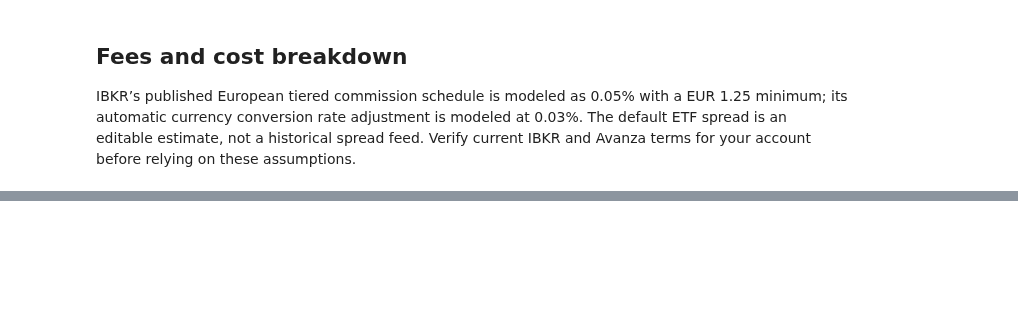
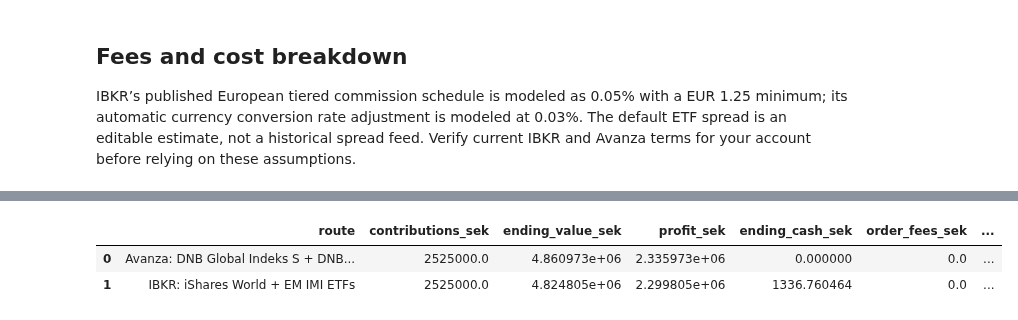
Before and after one commit to Davide-Zamboni/Swedish-Brokers-Comparison, a Jupyter notebook: world_fund_comparison.ipynb, the cells around one changed output, grey strips where cells are left out. Cells and saved outputs as stored; diff of their text form; code cells hidden in the pictures; blank space fills up the shorter version.

```diff
--- a/world_fund_comparison.ipynb
+++ b/world_fund_comparison.ipynb
@@ -536,0 +644,92 @@ CSV files available:
+# %%
+portfolio_sim_start = max(pd.Timestamp(SIMULATION_START_DATE) if SIMULATION_START_DATE else portfolio_aligned.date.min(), portfolio_aligned.date.min())
+portfolio_sim_end = min(pd.Timestamp(SIMULATION_END_DATE) if SIMULATION_END_DATE else portfolio_aligned.date.max(), portfolio_aligned.date.max())
+portfolio_sim = portfolio_aligned.loc[(portfolio_aligned.date >= portfolio_sim_start) &
+                                      (portfolio_aligned.date <= portfolio_sim_end)].set_index("date").sort_index()
+if portfolio_sim.empty:
+    raise ValueError("The selected simulation window does not overlap World + EM portfolio history.")
+portfolio_contribution_dates = pd.date_range(portfolio_sim.index.min(), portfolio_sim.index.max(), freq="ME")
+if len(portfolio_contribution_dates) == 0:
+    raise ValueError("The selected World + EM simulation window has no month-end dates.")
+
+av_world_units = av_em_units = 0.0
+ib_world_units = ib_em_units = 0.0
+ib_world_cash_eur = ib_em_cash_eur = 0.0
+portfolio_records = []
+for month_number, deposit_date in enumerate(portfolio_contribution_dates, start=1):
+    row = portfolio_sim.loc[:deposit_date].iloc[-1]
+    contribution = MONTHLY_CONTRIBUTION_SEK
+    av_world_buy_sek = contribution * WORLD_WEIGHT
+    av_em_buy_sek = contribution * EM_WEIGHT
+    av_world_fee = min(AVANZA_FUND_ORDER_FEE_SEK, av_world_buy_sek)
+    av_em_fee = min(AVANZA_FUND_ORDER_FEE_SEK, av_em_buy_sek)
+    av_world_units += max(0.0, (av_world_buy_sek - av_world_fee) / float(row.dnb_world_sek))
+    av_em_units += max(0.0, (av_em_buy_sek - av_em_fee) / float(row.dnb_em_sek))
+
+    fx_sek = float(row.sek_per_eur)
+    ib_world_cash_eur += contribution * WORLD_WEIGHT * (1 - IBKR_AUTO_FX_FEE_RATE) / fx_sek
+    ib_em_cash_eur += contribution * EM_WEIGHT * (1 - IBKR_AUTO_FX_FEE_RATE) / fx_sek
+    world_buy_price = float(row.world_eur) * (1 + ETF_FULL_SPREAD_RATE / 2)
+    em_buy_price = float(row.em_eur) * (1 + ETF_FULL_SPREAD_RATE / 2)
+    ib_world_bought = affordable_etf_quantity(ib_world_cash_eur, world_buy_price)
+    ib_em_bought = affordable_etf_quantity(ib_em_cash_eur, em_buy_price)
+    world_traded = ib_world_bought * world_buy_price
+    em_traded = ib_em_bought * em_buy_price
+    world_commission = max(IBKR_MIN_COMMISSION_EUR, world_traded * IBKR_COMMISSION_RATE) if ib_world_bought else 0.0
+    em_commission = max(IBKR_MIN_COMMISSION_EUR, em_traded * IBKR_COMMISSION_RATE) if ib_em_bought else 0.0
+    if world_traded + world_commission > ib_world_cash_eur + 1e-8 or em_traded + em_commission > ib_em_cash_eur + 1e-8:
+        raise ArithmeticError("An ETF order is larger than the allocated EUR cash.")
+    ib_world_units += ib_world_bought
+    ib_em_units += ib_em_bought
+    ib_world_cash_eur -= world_traded + world_commission
+    ib_em_cash_eur -= em_traded + em_commission
+    portfolio_records.append({
+        "contribution_date": deposit_date.date(), "price_observation_date": row.name.date(),
+        "contribution_sek": contribution, "sek_per_eur": fx_sek, "avanza_world_purchase_sek": av_world_buy_sek,
+        "avanza_em_purchase_sek": av_em_buy_sek, "avanza_fund_order_fees_sek": av_world_fee + av_em_fee,
+        "ibkr_fx_fee_sek": contribution * IBKR_AUTO_FX_FEE_RATE,
+        "world_etf_units_bought": ib_world_bought, "em_etf_units_bought": ib_em_bought,
+        "ibkr_commission_eur": world_commission + em_commission,
+        "world_spread_cost_sek": ib_world_bought * (world_buy_price - float(row.world_eur)) * fx_sek,
+        "em_spread_cost_sek": ib_em_bought * (em_buy_price - float(row.em_eur)) * fx_sek,
+    })
+portfolio_monthly_trades = pd.DataFrame(portfolio_records)
+portfolio_last = portfolio_sim.iloc[-1]
+portfolio_total_paid = MONTHLY_CONTRIBUTION_SEK * len(portfolio_monthly_trades)
+avanza_portfolio_fees = float(portfolio_monthly_trades.avanza_fund_order_fees_sek.sum())
+avanza_portfolio_end = av_world_units * float(portfolio_last.dnb_world_sek) + av_em_units * float(portfolio_last.dnb_em_sek)
+ibkr_portfolio_end = (ib_world_units * float(portfolio_last.world_eur) + ib_world_cash_eur +
+                      ib_em_units * float(portfolio_last.em_eur) + ib_em_cash_eur) * float(portfolio_last.sek_per_eur)
+portfolio_broker_costs = pd.DataFrame([
+    {"route":"Avanza DNB funds", "fund_order_fees_sek":avanza_portfolio_fees,
+     "commission_sek":0.0, "estimated_spread_sek":0.0, "fx_fees_sek":0.0,
+     "ongoing_cost_rates_disclosure":f"DNB Global Indeks S {DNB_ONGOING_COST_RATE:.2%}; DNB EM Index S {DNB_EM_ONGOING_COST_RATE:.2%}"},
+    {"route":"IBKR iShares ETFs", "fund_order_fees_sek":0.0,
+     "commission_sek":float((portfolio_monthly_trades.ibkr_commission_eur * portfolio_monthly_trades.sek_per_eur).sum()),
+     "estimated_spread_sek":float(portfolio_monthly_trades.world_spread_cost_sek.sum() + portfolio_monthly_trades.em_spread_cost_sek.sum()),
+     "fx_fees_sek":float(portfolio_monthly_trades.ibkr_fx_fee_sek.sum()),
+     "ongoing_cost_rates_disclosure":f"World {ISHARES_ONGOING_COST_RATE:.2%}; EM IMI {ISHARES_EM_ONGOING_COST_RATE:.2%}"},
+])
+portfolio_simulation_summary = pd.DataFrame([
+    {"route":"Avanza: DNB Global Indeks S + DNB Global Emerging Markets Indeks S",
+     "contributions_sek":portfolio_total_paid, "ending_value_sek":avanza_portfolio_end,
+     "profit_sek":avanza_portfolio_end-portfolio_total_paid,
+     "ending_cash_sek":0.0, "order_fees_sek":avanza_portfolio_fees, "commission_sek":0.0,
+     "estimated_spread_sek":0.0, "fx_fees_sek":0.0},
+    {"route":"IBKR: iShares World + EM IMI ETFs",
+     "contributions_sek":portfolio_total_paid, "ending_value_sek":ibkr_portfolio_end,
+     "profit_sek":ibkr_portfolio_end-portfolio_total_paid,
+     "ending_cash_sek":(ib_world_cash_eur+ib_em_cash_eur)*float(portfolio_last.sek_per_eur),
+     "order_fees_sek":0.0,
+     "commission_sek":float((portfolio_monthly_trades.ibkr_commission_eur * portfolio_monthly_trades.sek_per_eur).sum()),
+     "estimated_spread_sek":float(portfolio_monthly_trades.world_spread_cost_sek.sum()+portfolio_monthly_trades.em_spread_cost_sek.sum()),
+     "fx_fees_sek":float(portfolio_monthly_trades.ibkr_fx_fee_sek.sum())},
+])
+portfolio_simulation_summary.to_csv(DATA_DIR / "world_em_monthly_simulation_results.csv", index=False)
+portfolio_monthly_trades.to_csv(DATA_DIR / "world_em_monthly_trades.csv", index=False, date_format="%Y-%m-%d")
+display(portfolio_simulation_summary)
+display(portfolio_broker_costs)
+# %% [output]
+|  | route | contributions_sek | ending_value_sek | profit_sek | ending_cash_sek | order_fees_sek | ... |
+| 0 | Avanza: DNB Global Indeks S + DNB... | 2525000.0 | 4.860973e+06 | 2.335973e+06 | 0.000000 | 0.0 | ... |
+| 1 | IBKR: iShares World + EM IMI ETFs | 2525000.0 | 4.824805e+06 | 2.299805e+06 | 1336.760464 | 0.0 | ... |
```
Also changed, not shown: parts of 14 cells of this notebook, 15 other files.
